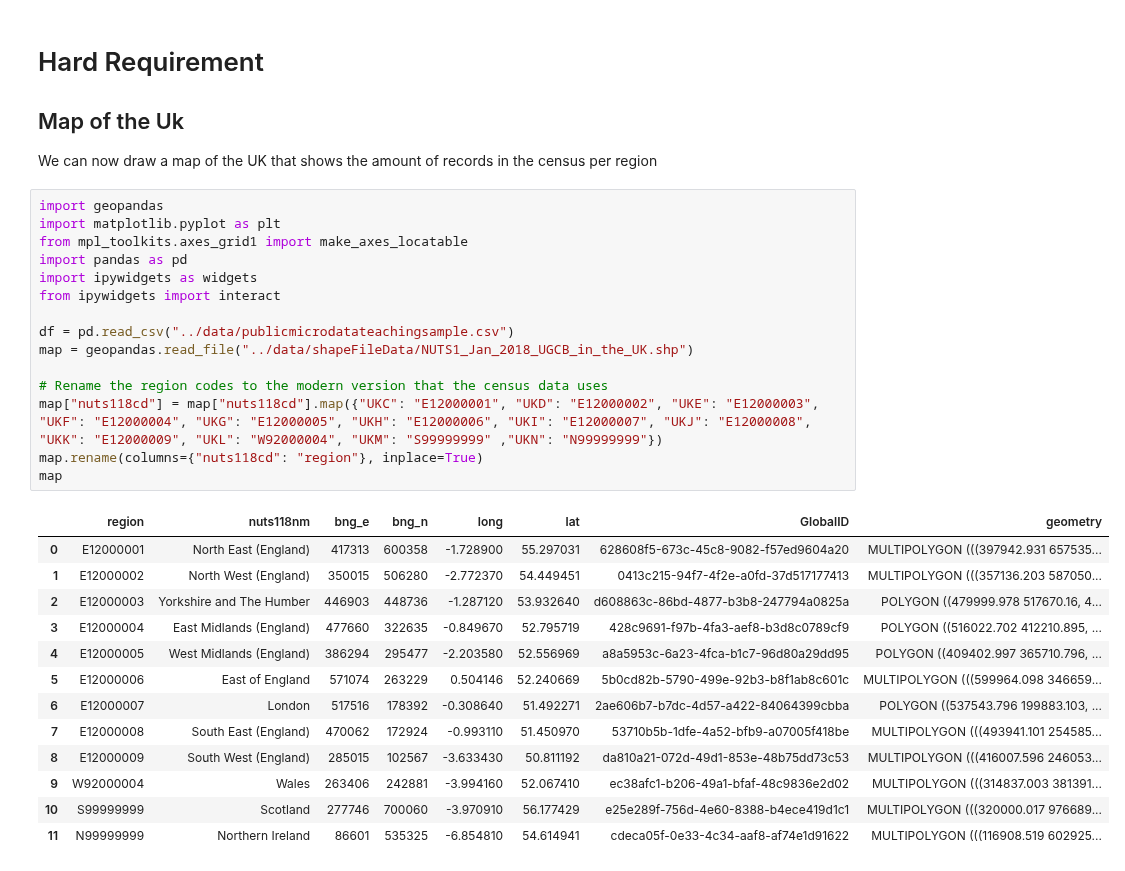
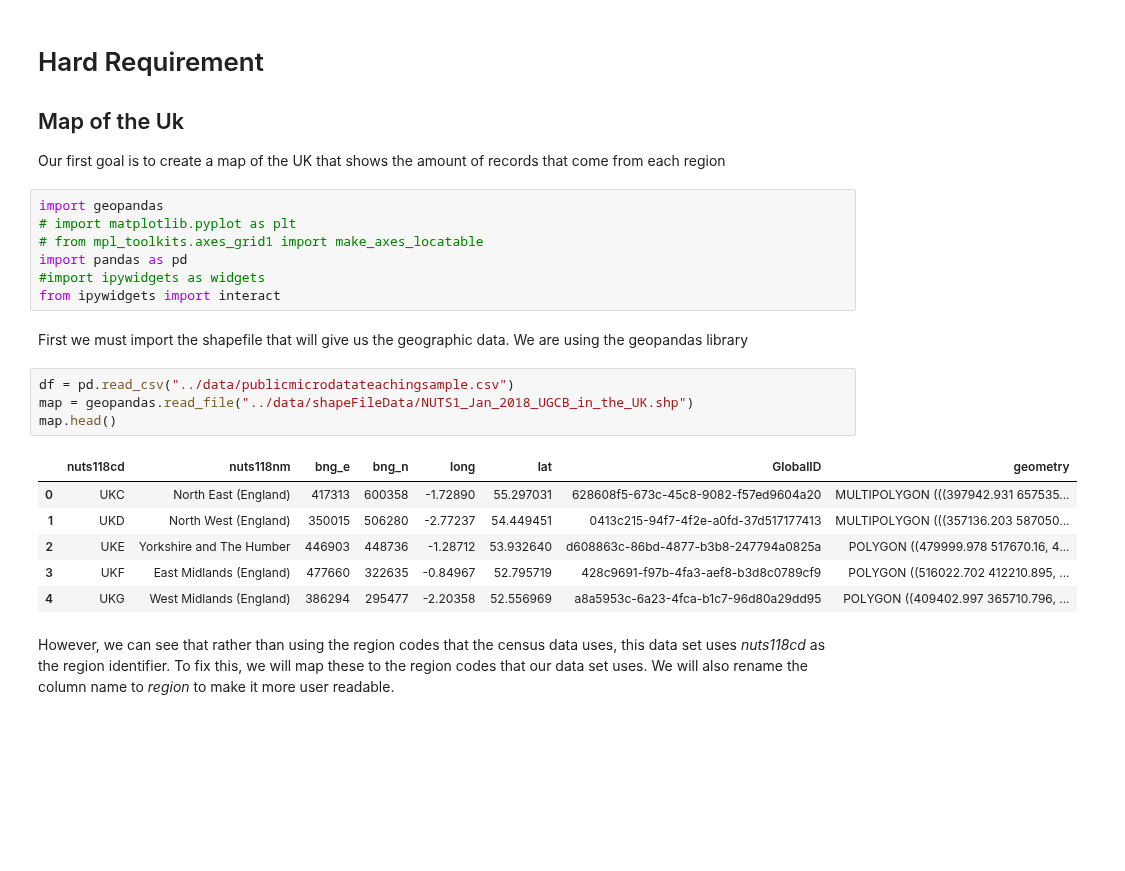
Before and after one commit to het106/Python-p2, a Jupyter notebook: notebooks/map_notebook.ipynb, the cells around one changed output. Saved outputs shown, nothing was run; the diff lists cells and outputs as text; blank space fills up the shorter version.

```diff
--- a/notebooks/map_notebook.ipynb
+++ b/notebooks/map_notebook.ipynb
@@ -3,33 +3,26 @@
 
 ## Map of the Uk
 
-We can now draw a map of the UK that shows the amount of records in the census per region
+Our first goal is to create a map of the UK that shows the amount of records that come from each region
+# %%
+import geopandas
+# import matplotlib.pyplot as plt
+# from mpl_toolkits.axes_grid1 import make_axes_locatable
+import pandas as pd
+#import ipywidgets as widgets
+from ipywidgets import interact
+# %% [markdown]
+First we must import the shapefile that will give us the geographic data. We are using the geopandas library
 # %%
-import geopandas
-import matplotlib.pyplot as plt
-from mpl_toolkits.axes_grid1 import make_axes_locatable
-import pandas as pd
-import ipywidgets as widgets
-from ipywidgets import interact
-
 df = pd.read_csv("../data/publicmicrodatateachingsample.csv")
 map = geopandas.read_file("../data/shapeFileData/NUTS1_Jan_2018_UGCB_in_the_UK.shp")
-
-# Rename the region codes to the modern version that the census data uses
-map["nuts118cd"] = map["nuts118cd"].map({"UKC": "E12000001", "UKD": "E12000002", "UKE": "E12000003", "UKF": "E12000004", "UKG": "E12000005", "UKH": "E12000006", "UKI": "E12000007", "UKJ": "E12000008", "UKK": "E12000009", "UKL": "W92000004", "UKM": "S99999999" ,"UKN": "N99999999"})
-map.rename(columns={"nuts118cd": "region"}, inplace=True)
-map
+map.head()
 # %% [output]
-|  | region | nuts118nm | bng_e | bng_n | long | lat | GlobalID | geometry |
-| 0 | E12000001 | North East (England) | 417313 | 600358 | -1.728900 | 55.297031 | 628608f5-673c-45c8-9082-f57ed9604a20 | MULTIPOLYGON (((397942.931 657535... |
-| 1 | E12000002 | North West (England) | 350015 | 506280 | -2.772370 | 54.449451 | 0413c215-94f7-4f2e-a0fd-37d517177413 | MULTIPOLYGON (((357136.203 587050... |
-| 2 | E12000003 | Yorkshire and The Humber | 446903 | 448736 | -1.287120 | 53.932640 | d608863c-86bd-4877-b3b8-247794a0825a | POLYGON ((479999.978 517670.16, 4... |
-| 3 | E12000004 | East Midlands (England) | 477660 | 322635 | -0.849670 | 52.795719 | 428c9691-f97b-4fa3-aef8-b3d8c0789cf9 | POLYGON ((516022.702 412210.895, ... |
-| 4 | E12000005 | West Midlands (England) | 386294 | 295477 | -2.203580 | 52.556969 | a8a5953c-6a23-4fca-b1c7-96d80a29dd95 | POLYGON ((409402.997 365710.796, ... |
-| 5 | E12000006 | East of England | 571074 | 263229 | 0.504146 | 52.240669 | 5b0cd82b-5790-499e-92b3-b8f1ab8c601c | MULTIPOLYGON (((599964.098 346659... |
-| 6 | E12000007 | London | 517516 | 178392 | -0.308640 | 51.492271 | 2ae606b7-b7dc-4d57-a422-84064399cbba | POLYGON ((537543.796 199883.103, ... |
-| 7 | E12000008 | South East (England) | 470062 | 172924 | -0.993110 | 51.450970 | 53710b5b-1dfe-4a52-bfb9-a07005f418be | MULTIPOLYGON (((493941.101 254585... |
-| 8 | E12000009 | South West (England) | 285015 | 102567 | -3.633430 | 50.811192 | da810a21-072d-49d1-853e-48b75dd73c53 | MULTIPOLYGON (((416007.596 246053... |
-| 9 | W92000004 | Wales | 263406 | 242881 | -3.994160 | 52.067410 | ec38afc1-b206-49a1-bfaf-48c9836e2d02 | MULTIPOLYGON (((314837.003 381391... |
-| 10 | S99999999 | Scotland | 277746 | 700060 | -3.970910 | 56.177429 | e25e289f-756d-4e60-8388-b4ece419d1c1 | MULTIPOLYGON (((320000.017 976689... |
-| 11 | N99999999 | Northern Ireland | 86601 | 535325 | -6.854810 | 54.614941 | cdeca05f-0e33-4c34-aaf8-af74e1d91622 | MULTIPOLYGON (((116908.519 602925... |
+|  | nuts118cd | nuts118nm | bng_e | bng_n | long | lat | GlobalID | geometry |
+| 0 | UKC | North East (England) | 417313 | 600358 | -1.72890 | 55.297031 | 628608f5-673c-45c8-9082-f57ed9604a20 | MULTIPOLYGON (((397942.931 657535... |
+| 1 | UKD | North West (England) | 350015 | 506280 | -2.77237 | 54.449451 | 0413c215-94f7-4f2e-a0fd-37d517177413 | MULTIPOLYGON (((357136.203 587050... |
+| 2 | UKE | Yorkshire and The Humber | 446903 | 448736 | -1.28712 | 53.932640 | d608863c-86bd-4877-b3b8-247794a0825a | POLYGON ((479999.978 517670.16, 4... |
+| 3 | UKF | East Midlands (England) | 477660 | 322635 | -0.84967 | 52.795719 | 428c9691-f97b-4fa3-aef8-b3d8c0789cf9 | POLYGON ((516022.702 412210.895, ... |
+| 4 | UKG | West Midlands (England) | 386294 | 295477 | -2.20358 | 52.556969 | a8a5953c-6a23-4fca-b1c7-96d80a29dd95 | POLYGON ((409402.997 365710.796, ... |
+# %% [markdown]
+However, we can see that rather than using the region codes that the census data uses, this data set uses *nuts118cd* as the region identifier. To fix this, we will map these to the region codes that our data set uses. We will also rename the column name to *region* to make it more user readable.
```
Also changed, not shown: parts of 9 cells of this notebook.
